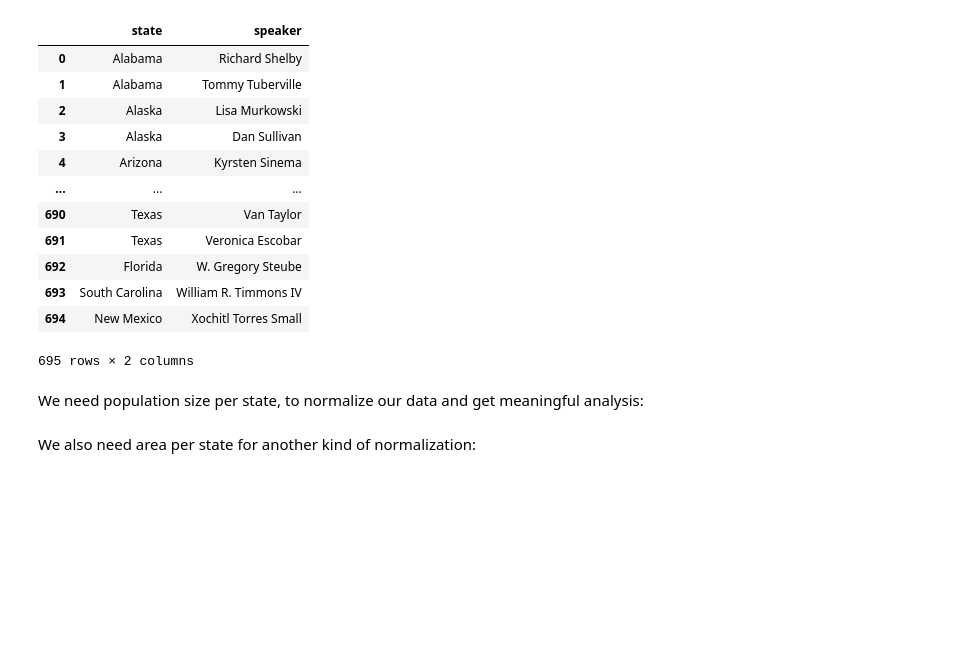
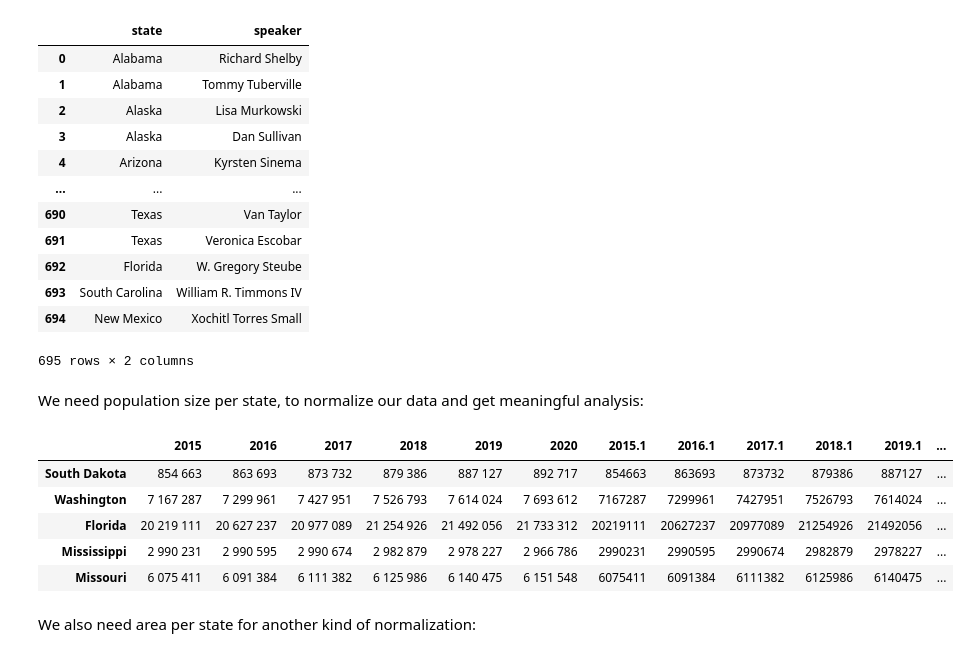
Before and after one commit to epfl-ada/ada-2021-project-ada_group_project, a Jupyter notebook: basic_exploration.ipynb, the cells around one changed output. Drawn from its saved outputs; the diff is of its cells as text; code cells hidden in the pictures; blank space fills up the shorter version.

```diff
--- a/basic_exploration.ipynb
+++ b/basic_exploration.ipynb
@@ -50,27 +37,36 @@ We need population size per state, to normalize our data and get meaningful anal
 # %%
 population_size=pd.read_csv("data/annual_population.csv", sep=";")
 population_size=population_size.set_index(['States'])
 
 #remove dots present in front of some states names:
 idx_list=[]
 for idx,rows in population_size.iterrows():
     idx=idx.replace('.','')
     idx_list.append(idx)
 population_size.index=idx_list
 region=['United States', 'Northeast', 'Midwest', 'South', 'West']
 
 #dataframe containing the annual (2015->2020) population size of each USA region
 population_size_region=population_size.loc[region]
 
 index=population_size.index.to_list()
 index=[x for x in index if x not in region]
 
 #dataframe containing the annual (2015->2020) population size of each USA state
 population_size_state=population_size.loc[index]
 
 #export to csv files, to use them in other functions:
 population_size_state.to_csv(path_or_buf="data/population_size_state.csv", sep=';', index=True)
 #population_size_region.to_csv(path_or_buf="data/population_size_region.csv", sep=';', index=True)
+
+population_size_state.sample(5)
+# %% [output]
+|  | 2015 | 2016 | 2017 | 2018 | 2019 | 2020 | 2015.1 | 2016.1 | 2017.1 | 2018.1 | 2019.1 | ... |
+| South Dakota | 854 663 | 863 693 | 873 732 | 879 386 | 887 127 | 892 717 | 854663 | 863693 | 873732 | 879386 | 887127 | ... |
+| Washington | 7 167 287 | 7 299 961 | 7 427 951 | 7 526 793 | 7 614 024 | 7 693 612 | 7167287 | 7299961 | 7427951 | 7526793 | 7614024 | ... |
+| Florida | 20 219 111 | 20 627 237 | 20 977 089 | 21 254 926 | 21 492 056 | 21 733 312 | 20219111 | 20627237 | 20977089 | 21254926 | 21492056 | ... |
+| Mississippi | 2 990 231 | 2 990 595 | 2 990 674 | 2 982 879 | 2 978 227 | 2 966 786 | 2990231 | 2990595 | 2990674 | 2982879 | 2978227 | ... |
+| Missouri | 6 075 411 | 6 091 384 | 6 111 382 | 6 125 986 | 6 140 475 | 6 151 548 | 6075411 | 6091384 | 6111382 | 6125986 | 6140475 | ... |
 # %% [markdown]
 We also need area per state for another kind of normalization:
 # %%
```
Also changed, not shown: parts of 12 cells of this notebook.
